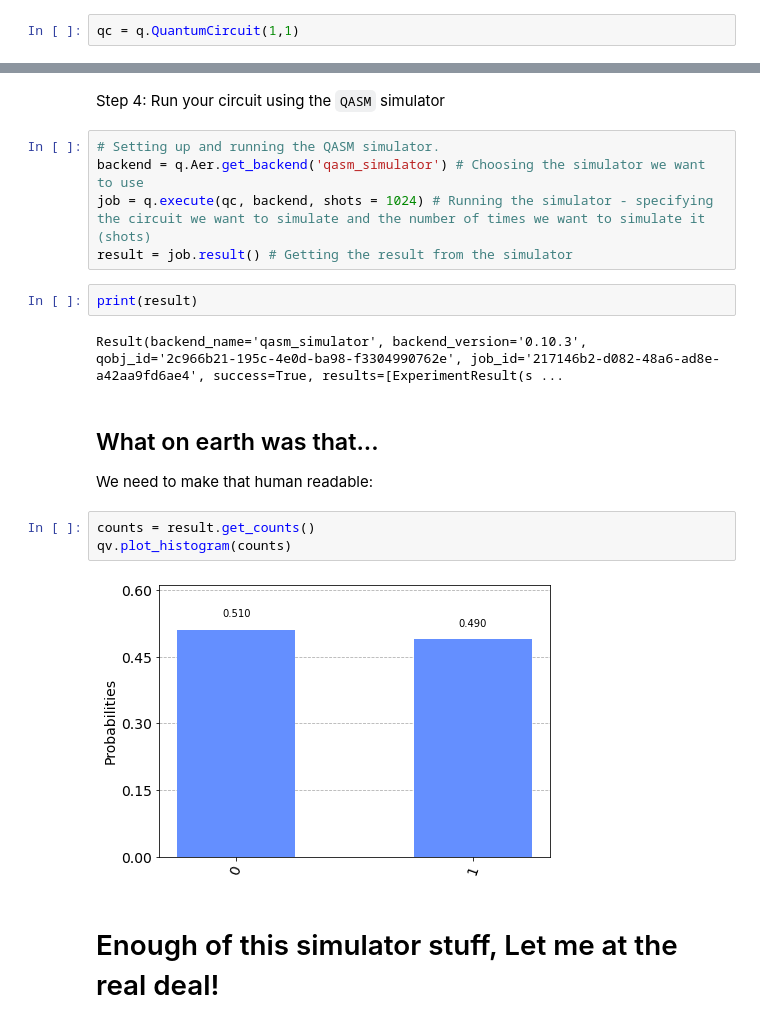
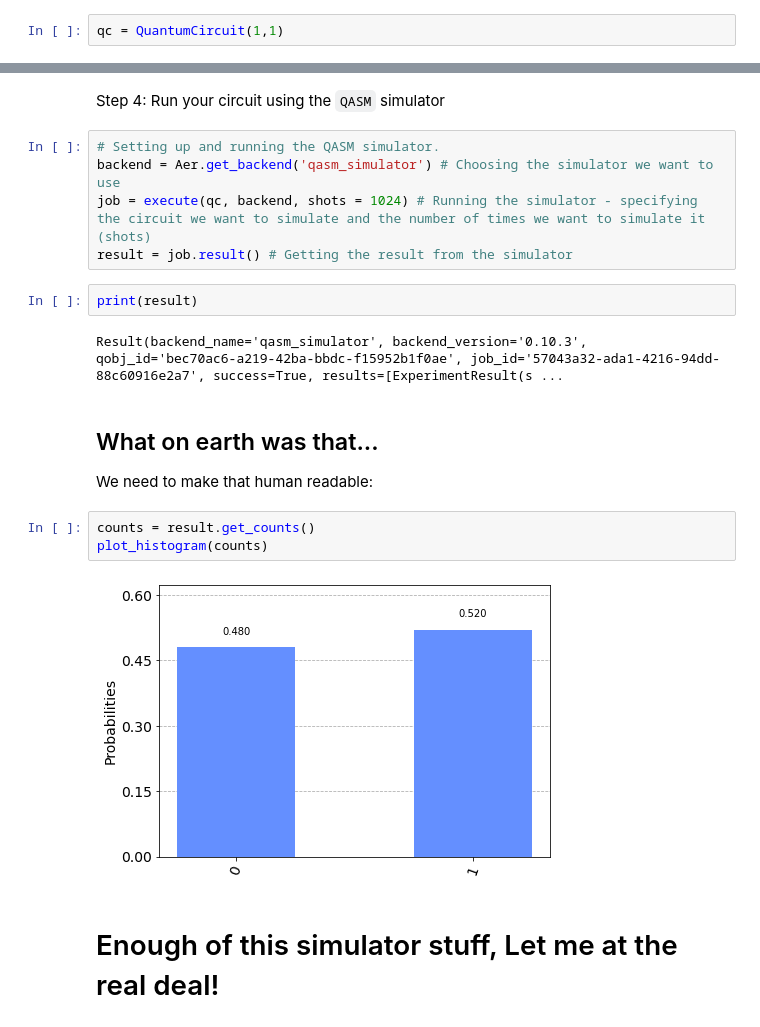
Before and after one commit to qubitbyqubit/bitcamp_quantum, a Jupyter notebook: workshops/Quantum Workshop 1.ipynb, the cells around one changed output, grey strips where cells are left out. Drawn from its saved outputs; the diff is of its cells as text.

```diff
--- a/workshops/Quantum Workshop 1.ipynb
+++ b/workshops/Quantum Workshop 1.ipynb
@@ -132,7 +121,7 @@ qc7.draw("mpl")
 # %% [markdown]
 Step 1: Create a quantum circuit with 1 qubit and 1 classical bit
 # %%
-qc = q.QuantumCircuit(1,1)
+qc = QuantumCircuit(1,1)
 # %% [markdown]
 Step 2: Add an H gate to your circuit and draw it
 # %%
@@ -152,21 +141,21 @@ qc.draw("mpl")
 Step 4: Run your circuit using the `QASM` simulator
 # %%
 # Setting up and running the QASM simulator.
-backend = q.Aer.get_backend('qasm_simulator') # Choosing the simulator we want to use
-job = q.execute(qc, backend, shots = 1024) # Running the simulator - specifying the circuit we want to simulate and the number of times we want to simulate it (shots)
+backend = Aer.get_backend('qasm_simulator') # Choosing the simulator we want to use
+job = execute(qc, backend, shots = 1024) # Running the simulator - specifying the circuit we want to simulate and the number of times we want to simulate it (shots)
 result = job.result() # Getting the result from the simulator
 # %%
 print(result)
 # %% [output]
-Result(backend_name='qasm_simulator', backend_version='0.10.3', qobj_id='2c966b21-195c-4e0d-ba98-f3304990762e', job_id='217146b2-d082-48a6-ad8e-a42aa9fd6ae4', success=True, results=[ExperimentResult(s ...
+Result(backend_name='qasm_simulator', backend_version='0.10.3', qobj_id='bec70ac6-a219-42ba-bbdc-f15952b1f0ae', job_id='57043a32-ada1-4216-94dd-88c60916e2a7', success=True, results=[ExperimentResult(s ...
 # %% [markdown]
 ## What on earth was that...
 We need to make that human readable:
 # %%
 counts = result.get_counts()
-qv.plot_histogram(counts)
+plot_histogram(counts)
 # %% [output]
-[figure, old version]
+[figure, new version]
 # %% [markdown]
 # Enough of this simulator stuff, Let me at the real deal!
 # %% [markdown]
```
Also changed, not shown: parts of 25 cells of this notebook.
